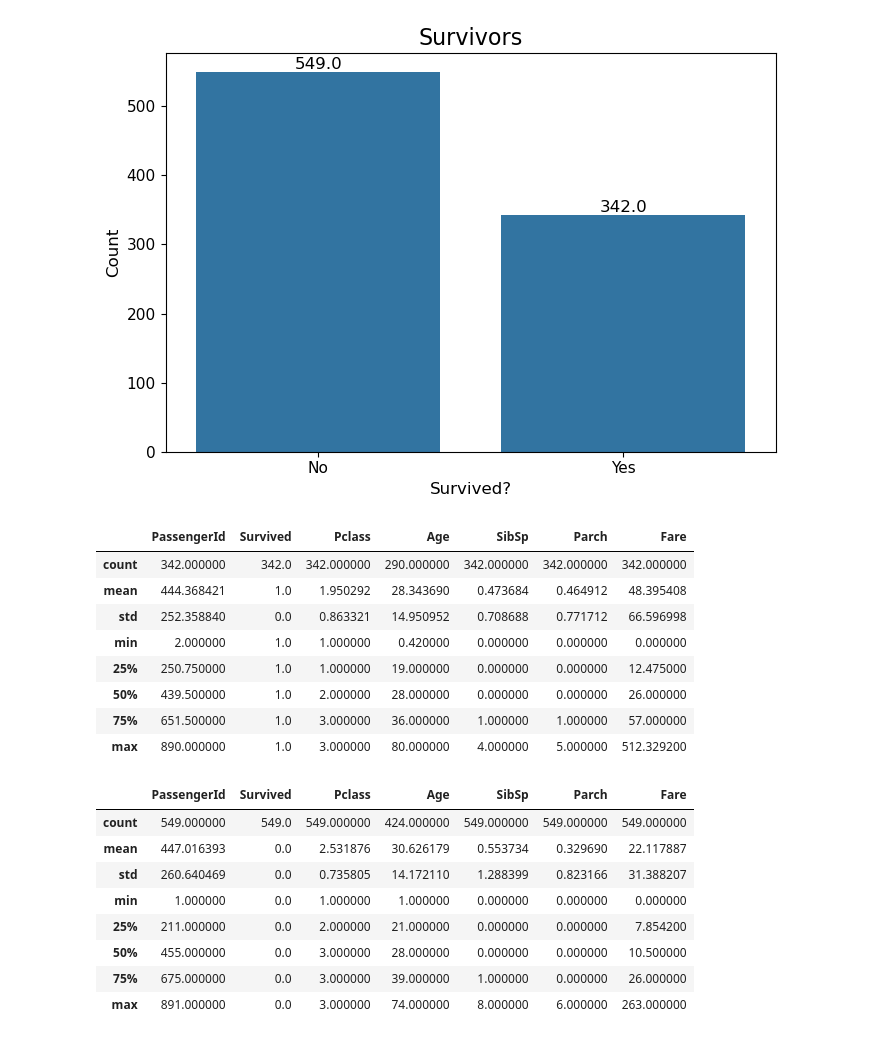
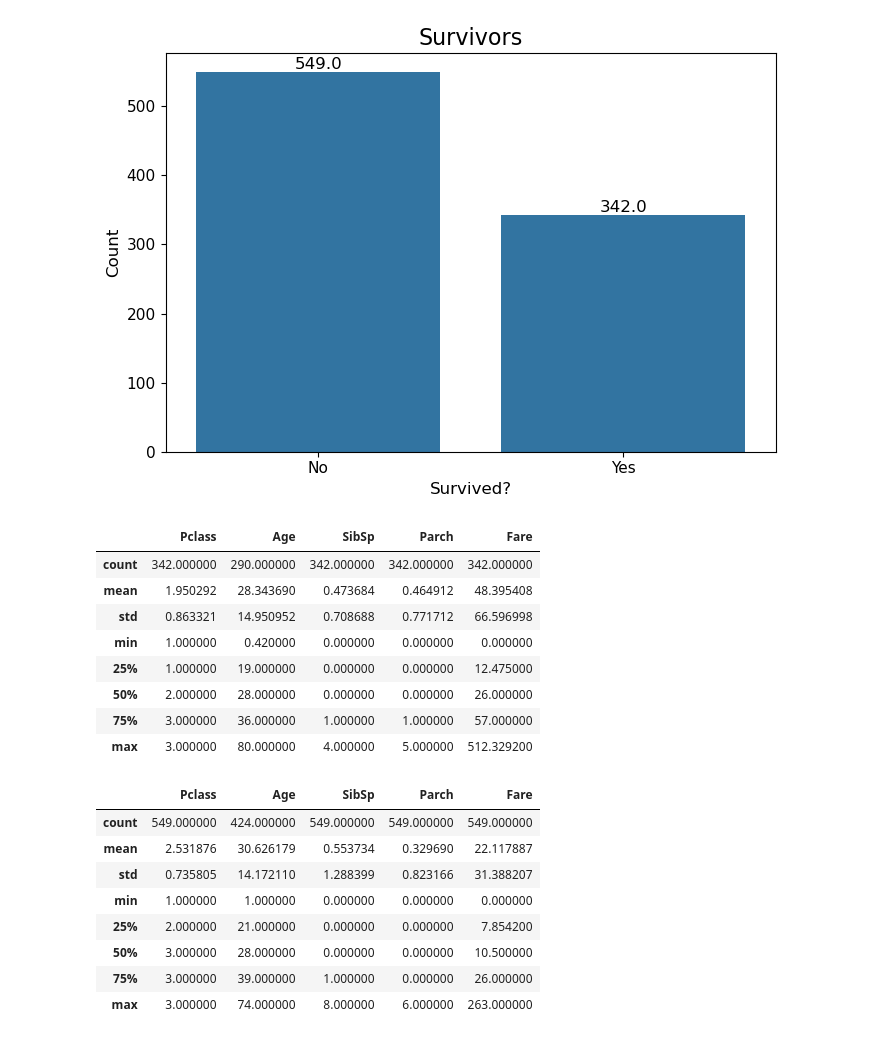
Before and after one commit to gdserafini/titanic-machine-learning, a Jupyter notebook: src/exploratory_data_analysis.ipynb, the cells around one changed output. Cells and saved outputs as stored; diff of their text form; code cells hidden in the pictures.

Commit message:
update -> describe()

```diff
--- a/src/exploratory_data_analysis.ipynb
+++ b/src/exploratory_data_analysis.ipynb
@@ -90,27 +90,28 @@ plt.show()
 # %%
 survived = train_data.query('Survived==1')
 not_survived = train_data.query('Survived==0')
+num_data = ['Pclass', 'Age', 'SibSp', 'Parch', 'Fare']
 # %%
-survived.describe()
+survived[num_data].describe()
 # %% [output]
-|  | PassengerId | Survived | Pclass | Age | SibSp | Parch | Fare |
-| count | 342.000000 | 342.0 | 342.000000 | 290.000000 | 342.000000 | 342.000000 | 342.000000 |
-| mean | 444.368421 | 1.0 | 1.950292 | 28.343690 | 0.473684 | 0.464912 | 48.395408 |
-| std | 252.358840 | 0.0 | 0.863321 | 14.950952 | 0.708688 | 0.771712 | 66.596998 |
-| min | 2.000000 | 1.0 | 1.000000 | 0.420000 | 0.000000 | 0.000000 | 0.000000 |
-| 25% | 250.750000 | 1.0 | 1.000000 | 19.000000 | 0.000000 | 0.000000 | 12.475000 |
-| 50% | 439.500000 | 1.0 | 2.000000 | 28.000000 | 0.000000 | 0.000000 | 26.000000 |
-| 75% | 651.500000 | 1.0 | 3.000000 | 36.000000 | 1.000000 | 1.000000 | 57.000000 |
-| max | 890.000000 | 1.0 | 3.000000 | 80.000000 | 4.000000 | 5.000000 | 512.329200 |
+|  | Pclass | Age | SibSp | Parch | Fare |
+| count | 342.000000 | 290.000000 | 342.000000 | 342.000000 | 342.000000 |
+| mean | 1.950292 | 28.343690 | 0.473684 | 0.464912 | 48.395408 |
+| std | 0.863321 | 14.950952 | 0.708688 | 0.771712 | 66.596998 |
+| min | 1.000000 | 0.420000 | 0.000000 | 0.000000 | 0.000000 |
+| 25% | 1.000000 | 19.000000 | 0.000000 | 0.000000 | 12.475000 |
+| 50% | 2.000000 | 28.000000 | 0.000000 | 0.000000 | 26.000000 |
+| 75% | 3.000000 | 36.000000 | 1.000000 | 1.000000 | 57.000000 |
+| max | 3.000000 | 80.000000 | 4.000000 | 5.000000 | 512.329200 |
 # %%
-not_survived.describe()
+not_survived[num_data].describe()
 # %% [output]
-|  | PassengerId | Survived | Pclass | Age | SibSp | Parch | Fare |
-| count | 549.000000 | 549.0 | 549.000000 | 424.000000 | 549.000000 | 549.000000 | 549.000000 |
-| mean | 447.016393 | 0.0 | 2.531876 | 30.626179 | 0.553734 | 0.329690 | 22.117887 |
-| std | 260.640469 | 0.0 | 0.735805 | 14.172110 | 1.288399 | 0.823166 | 31.388207 |
-| min | 1.000000 | 0.0 | 1.000000 | 1.000000 | 0.000000 | 0.000000 | 0.000000 |
-| 25% | 211.000000 | 0.0 | 2.000000 | 21.000000 | 0.000000 | 0.000000 | 7.854200 |
-| 50% | 455.000000 | 0.0 | 3.000000 | 28.000000 | 0.000000 | 0.000000 | 10.500000 |
-| 75% | 675.000000 | 0.0 | 3.000000 | 39.000000 | 1.000000 | 0.000000 | 26.000000 |
-| max | 891.000000 | 0.0 | 3.000000 | 74.000000 | 8.000000 | 6.000000 | 263.000000 |
+|  | Pclass | Age | SibSp | Parch | Fare |
+| count | 549.000000 | 424.000000 | 549.000000 | 549.000000 | 549.000000 |
+| mean | 2.531876 | 30.626179 | 0.553734 | 0.329690 | 22.117887 |
+| std | 0.735805 | 14.172110 | 1.288399 | 0.823166 | 31.388207 |
+| min | 1.000000 | 1.000000 | 0.000000 | 0.000000 | 0.000000 |
+| 25% | 2.000000 | 21.000000 | 0.000000 | 0.000000 | 7.854200 |
+| 50% | 3.000000 | 28.000000 | 0.000000 | 0.000000 | 10.500000 |
+| 75% | 3.000000 | 39.000000 | 1.000000 | 0.000000 | 26.000000 |
+| max | 3.000000 | 74.000000 | 8.000000 | 6.000000 | 263.000000 |
```
